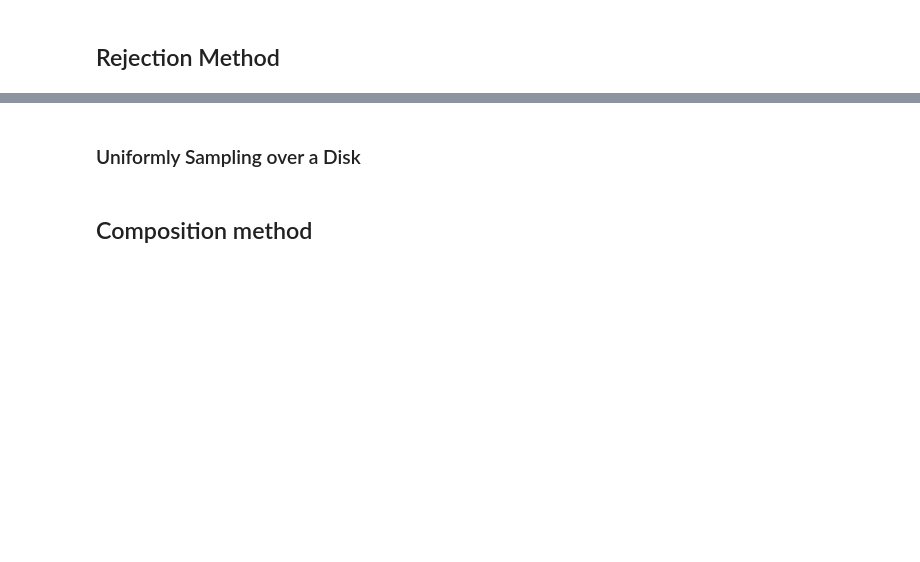
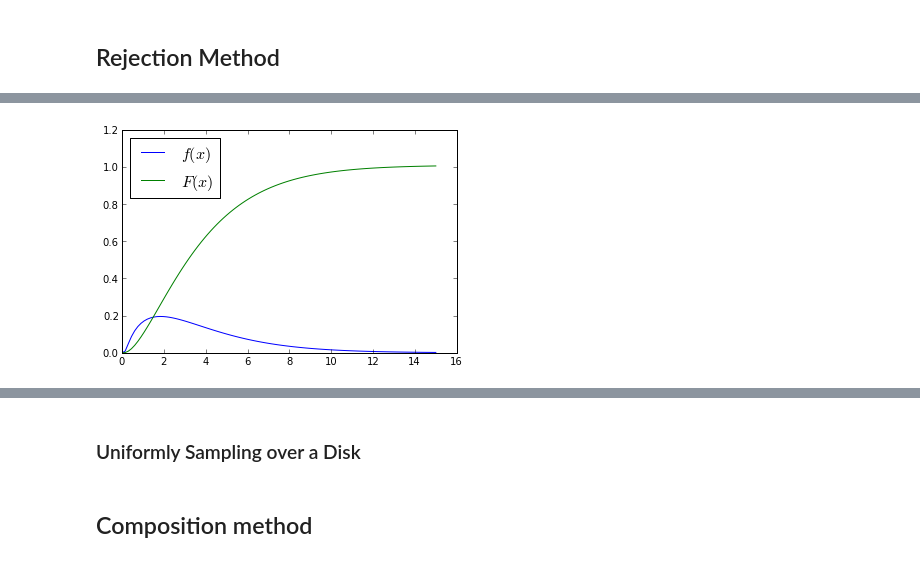
Before and after one commit to unpingco/Pig-in-the-Python, a Jupyter notebook: Sampling_Monte_Carlo.ipynb, the cells around one changed output, grey strips where cells are left out. Saved outputs shown, nothing was run; the diff lists cells and outputs as text; code cells hidden in the pictures; blank space fills up the shorter version.

```diff
--- a/Sampling_Monte_Carlo.ipynb
+++ b/Sampling_Monte_Carlo.ipynb
@@ -124,0 +147,10 @@ $$ F^{-1}(u)  = 1+\frac{1}{\alpha}\ln \frac{1}{(1-u)}$$
+# %%
+x = linspace(0.001,15,100)
+fig,ax=subplots()
+f= lambda x: exp(-(x-1)**2/2./x)*(x+1)/12.
+fx = f(x)
+ax.plot(x,fx,label='$f(x)$')
+ax.plot(x,cumsum(fx)*diff(x)[0],'g',label='$F(x)$')
+ax.legend(loc=0,fontsize=16);
+# %% [output]
+[figure, added]
```
Also changed, not shown: parts of 10 cells of this notebook.
